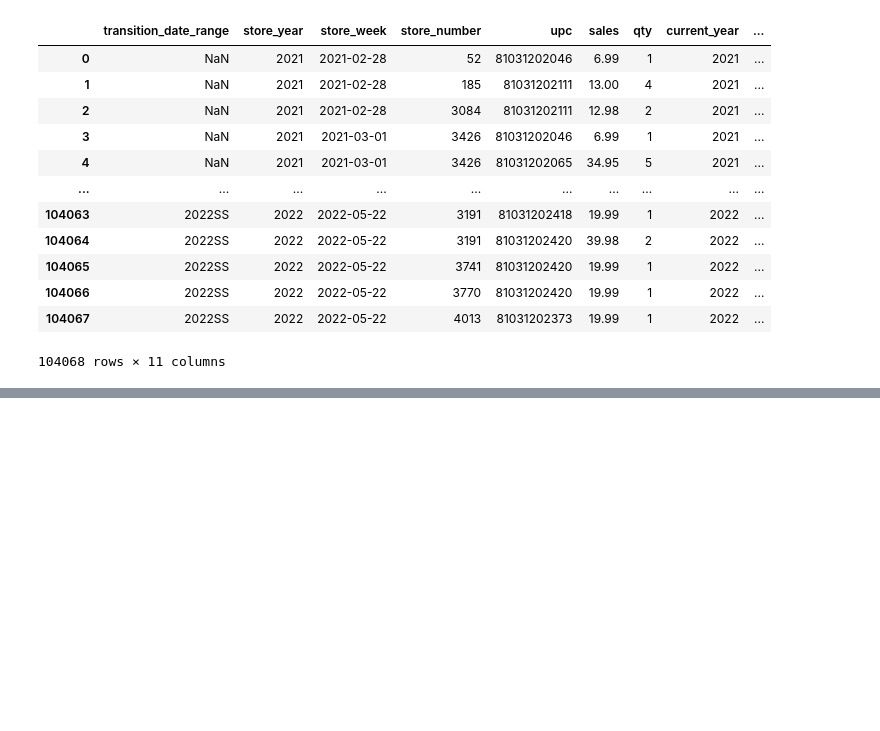
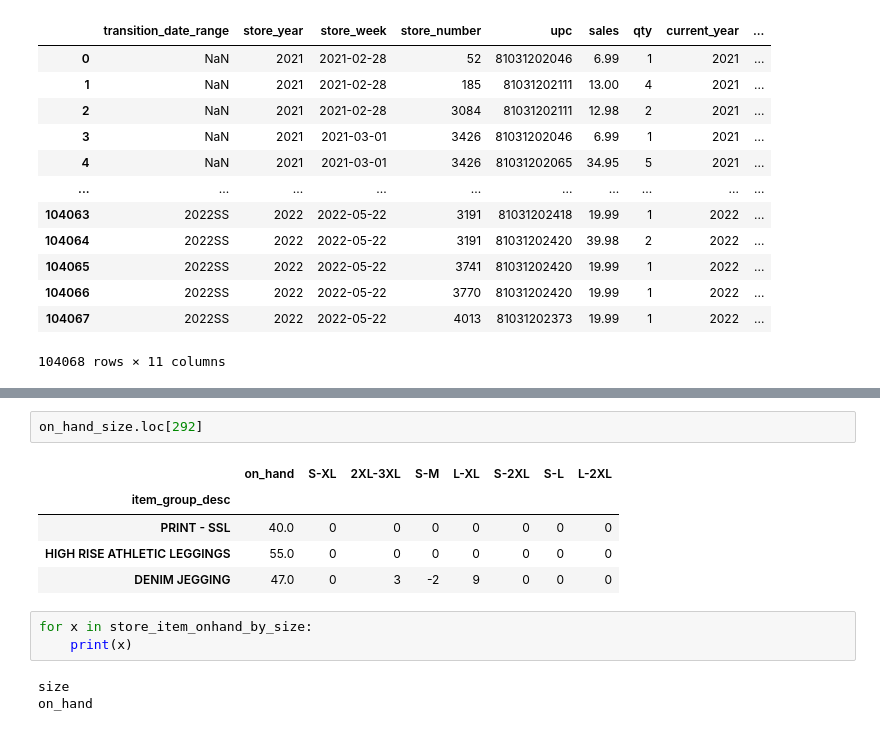
Before and after one commit to livethinktrade/Replenishment_Program, a Jupyter notebook: Replenishment/playground.ipynb, the cells around one changed output, grey strips where cells are left out. Saved outputs shown, nothing was run; the diff lists cells and outputs as text; blank space fills up the shorter version.

```diff
--- a/Replenishment/playground.ipynb
+++ b/Replenishment/playground.ipynb
@@ -371,0 +563,14 @@ NumericValueOutOfRange: integer out of range
+# %%
+on_hand_size.loc[292]
+# %% [output]
+|  | on_hand | S-XL | 2XL-3XL | S-M | L-XL | S-2XL | S-L | L-2XL |
+| item_group_desc |  |  |  |  |  |  |  |  |
+| PRINT - SSL | 40.0 | 0 | 0 | 0 | 0 | 0 | 0 | 0 |
+| HIGH RISE ATHLETIC LEGGINGS | 55.0 | 0 | 0 | 0 | 0 | 0 | 0 | 0 |
+| DENIM JEGGING | 47.0 | 0 | 3 | -2 | 9 | 0 | 0 | 0 |
+# %%
+for x in store_item_onhand_by_size:
+    print(x)
+# %% [output]
+size
+on_hand
```
Also changed, not shown: parts of 12 cells of this notebook, 9 other files.
